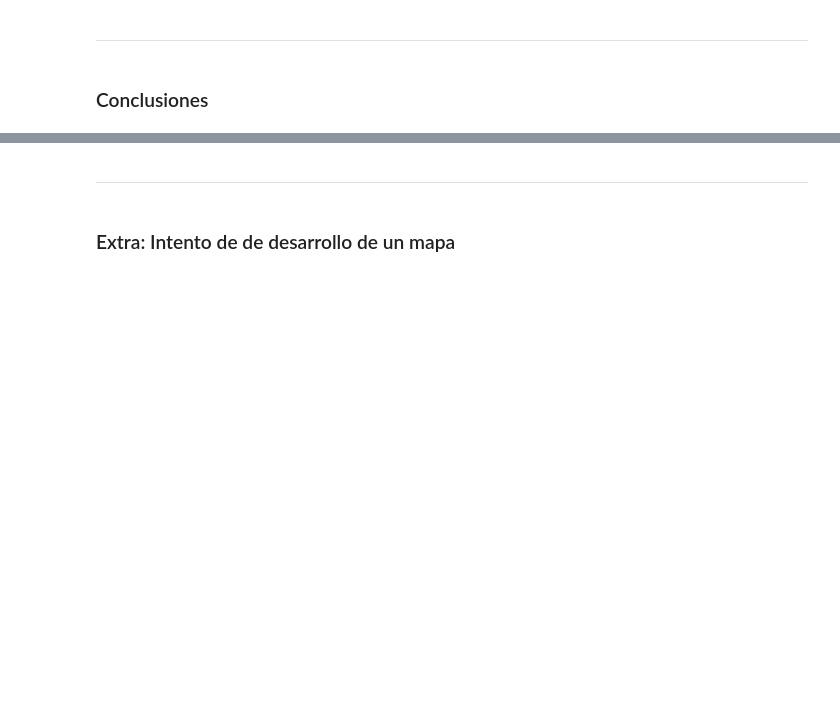
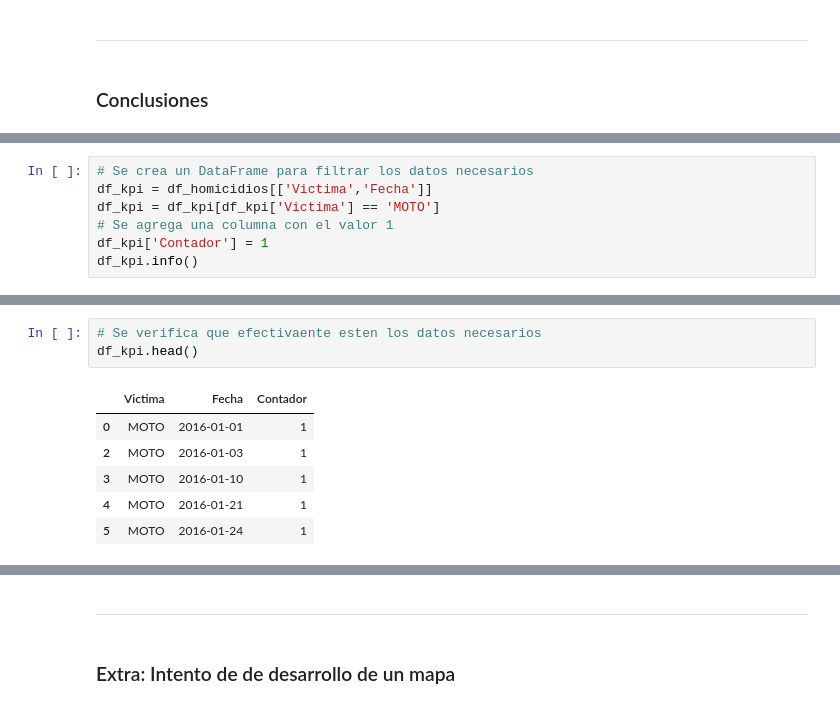
Before and after one commit to DavidssonGon/PI_02_Siniestros_Viales, a Jupyter notebook: EDA/EDA.ipynb, the cells around one changed output, grey strips where cells are left out. Cells and saved outputs as stored; diff of their text form; blank space fills up the shorter version.

```diff
--- a/EDA/EDA.ipynb
+++ b/EDA/EDA.ipynb
@@ -951,0 +955,7 @@ Al analizar las recurrencias con las comunas se destaca la Comuna **“9”** co
+# %%
+# Se crea un DataFrame para filtrar los datos necesarios
+df_kpi = df_homicidios[['Victima','Fecha']]
+df_kpi = df_kpi[df_kpi['Victima'] == 'MOTO']
+# Se agrega una columna con el valor 1
+df_kpi['Contador'] = 1
+df_kpi.info()
@@ -951,0 +973,10 @@ Al analizar las recurrencias con las comunas se destaca la Comuna **“9”** co
+# %%
+# Se verifica que efectivaente esten los datos necesarios
+df_kpi.head()
+# %% [output]
+|  | Victima | Fecha | Contador |
+| 0 | MOTO | 2016-01-01 | 1 |
+| 2 | MOTO | 2016-01-03 | 1 |
+| 3 | MOTO | 2016-01-10 | 1 |
+| 4 | MOTO | 2016-01-21 | 1 |
+| 5 | MOTO | 2016-01-24 | 1 |
```
Also changed, not shown: parts of 19 cells of this notebook, 1 other file.
